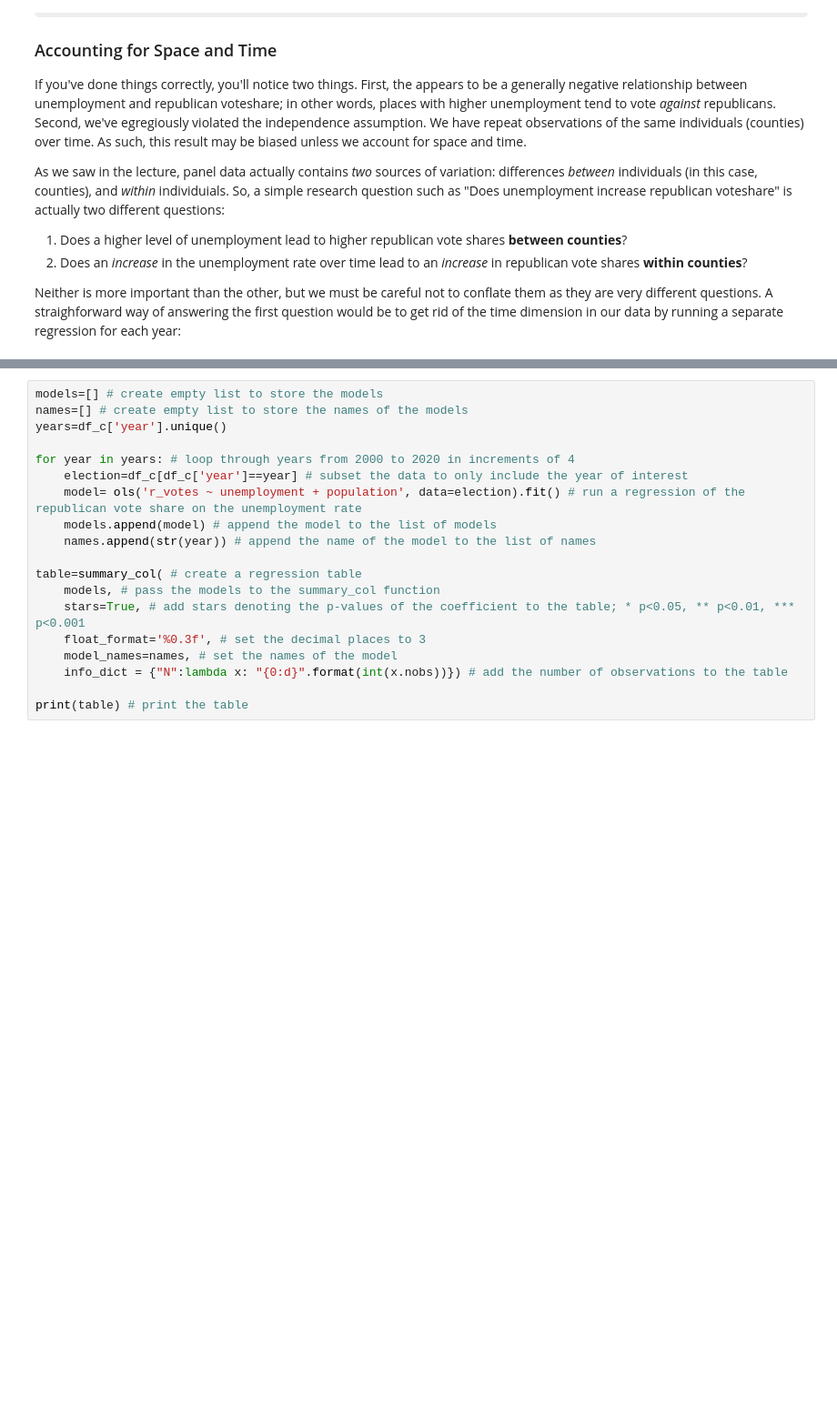
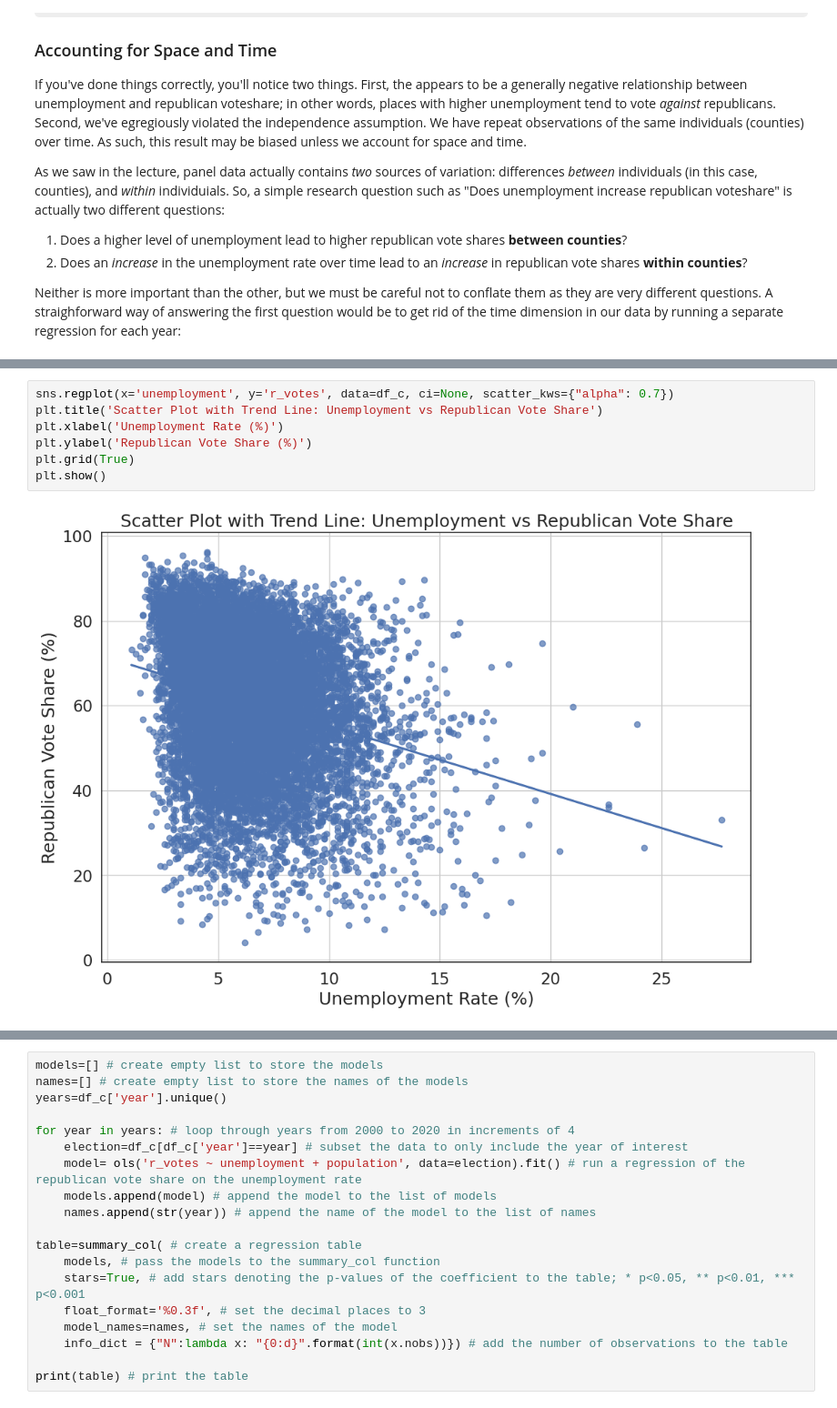
Before and after one commit to yihsun25/QM2, a Jupyter notebook: notebooks/W08. Diff-in-Diff.ipynb, the cells around one changed output, grey strips where cells are left out. Shown: that part at 91% size. Drawn from its saved outputs; the diff is of its cells as text; some formulas as TeX source; blank space fills up the shorter version.

```diff
--- a/notebooks/W08. Diff-in-Diff.ipynb
+++ b/notebooks/W08. Diff-in-Diff.ipynb
@@ -121,0 +140,9 @@ Neither is more important than the other, but we must be careful not to conflate
+# %%
+sns.regplot(x='unemployment', y='r_votes', data=df_c, ci=None, scatter_kws={"alpha": 0.7})
+plt.title('Scatter Plot with Trend Line: Unemployment vs Republican Vote Share')
+plt.xlabel('Unemployment Rate (%)')
+plt.ylabel('Republican Vote Share (%)')
+plt.grid(True)
+plt.show()
+# %% [output]
+[figure, added]
```
Also changed, not shown: parts of 11 cells of this notebook.
